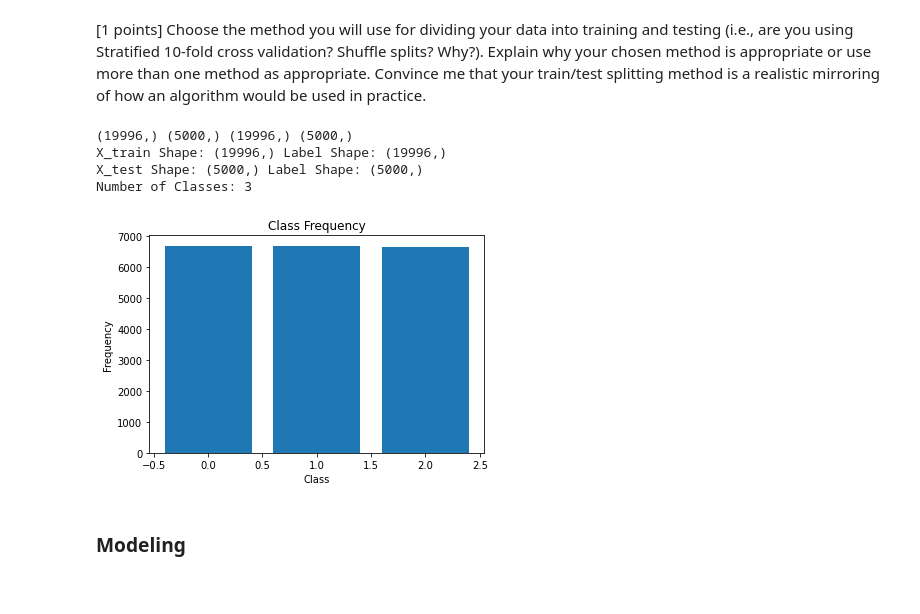
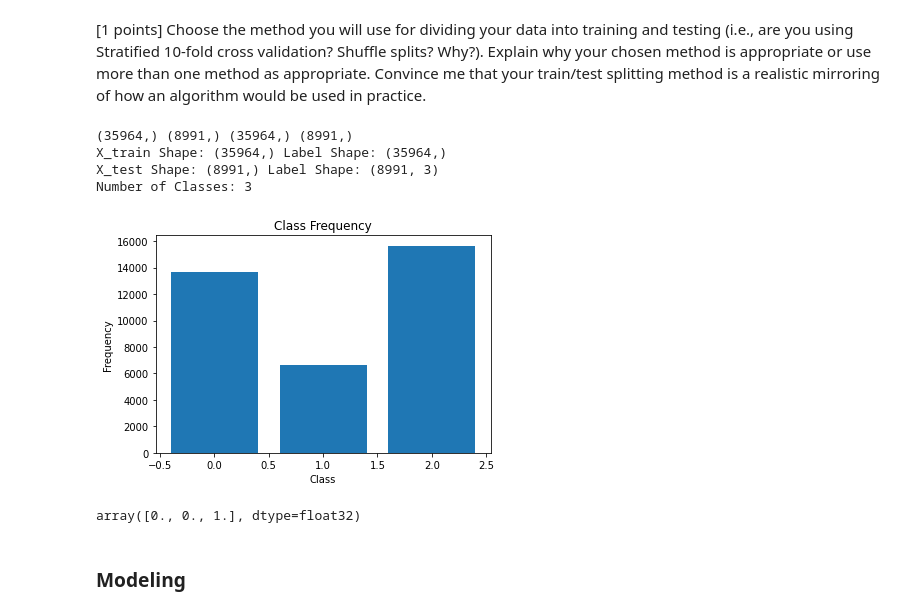
Before and after one commit to katielaird/ML_Lab_7, a Jupyter notebook: cameron.ipynb, the cells around one changed output. Saved outputs shown, nothing was run; the diff lists cells and outputs as text; code cells hidden in the pictures.

```diff
--- a/cameron.ipynb
+++ b/cameron.ipynb
@@ -85,19 +85,19 @@ Name: Sentiment, dtype: int64
 # %% [markdown]
 Undersample to balance the dataset
 # %%
-df_negative = df[df['Sentiment'] == 0]
-df_neutral = df[df['Sentiment'] == 1]
-df_positive = df[df['Sentiment'] == 2]
+# df_negative = df[df['Sentiment'] == 0]
+# df_neutral = df[df['Sentiment'] == 1]
+# df_positive = df[df['Sentiment'] == 2]
 
-df_negative_sampled = df_negative.sample(n=min(8332, len(df_negative)), random_state=42)
-df_neutral_sampled = df_neutral.sample(n=min(8332, len(df_neutral)), random_state=42)
-df_positive_sampled = df_positive.sample(n=min(8332, len(df_positive)), random_state=42)
+# df_negative_sampled = df_negative.sample(n=min(8332, len(df_negative)), random_state=42)
+# df_neutral_sampled = df_neutral.sample(n=min(8332, len(df_neutral)), random_state=42)
+# df_positive_sampled = df_positive.sample(n=min(8332, len(df_positive)), random_state=42)
 
-# Concatenate the sampled dataframes
-df_undersampled = pd.concat([df_negative_sampled, df_neutral_sampled, df_positive_sampled])
+# # Concatenate the sampled dataframes
+# df_undersampled = pd.concat([df_negative_sampled, df_neutral_sampled, df_positive_sampled])
 
-# Optionally, shuffle the dataframe
-df_undersampled = df_undersampled.sample(frac=1, random_state=42).reset_index(drop=True)
+# # Optionally, shuffle the dataframe
+# df_undersampled = df_undersampled.sample(frac=1, random_state=42).reset_index(drop=True)
 
-df = df_undersampled
-df.value_counts('Sentiment')
+# df = df_undersampled
+# df.value_counts('Sentiment')
@@ -148,25 +140,32 @@ Our metrics are going to be accurac and precision
 [1 points] Choose the method you will use for dividing your data into training and testing (i.e., are you using Stratified 10-fold cross validation? Shuffle splits? Why?). Explain why your chosen method is appropriate or use more than one method as appropriate. Convince me that your train/test splitting method is a realistic mirroring of how an algorithm would be used in practice.
 # %%
 from sklearn.model_selection import train_test_split
+from tensorflow import keras
 
 X_train, X_test, y_train, y_test = train_test_split(df['OriginalTweet'], df['Sentiment'], test_size=0.2, random_state=42)
 print(X_train.shape, X_test.shape, y_train.shape, y_test.shape)
+
+y_test = keras.utils.to_categorical(y_test, 3)
 
 # print some stats of the data
 print("X_train Shape:",X_train.shape, "Label Shape:", y_train.shape)
 print("X_test Shape:",X_test.shape, "Label Shape:", y_test.shape)
 print("Number of Classes:", len(np.unique(y_train)))
 plt.bar(np.unique(y_train, return_counts=True)[0], np.unique(y_train, return_counts=True)[1])
 plt.title("Class Frequency")
 plt.xlabel("Class")
 plt.ylabel("Frequency")
 plt.show()
 # %% [output]
-(19996,) (5000,) (19996,) (5000,)
-X_train Shape: (19996,) Label Shape: (19996,)
-X_test Shape: (5000,) Label Shape: (5000,)
+(35964,) (8991,) (35964,) (8991,)
+X_train Shape: (35964,) Label Shape: (35964,)
+X_test Shape: (8991,) Label Shape: (8991, 3)
 Number of Classes: 3
-[figure, old version]
+[figure, new version]
+# %%
+y_test[1]
+# %% [output]
+array([0., 0., 1.], dtype=float32)
 # %% [markdown]
 ### Modeling
 # %% [markdown]
```
Also changed, not shown: parts of 7 cells of this notebook.
